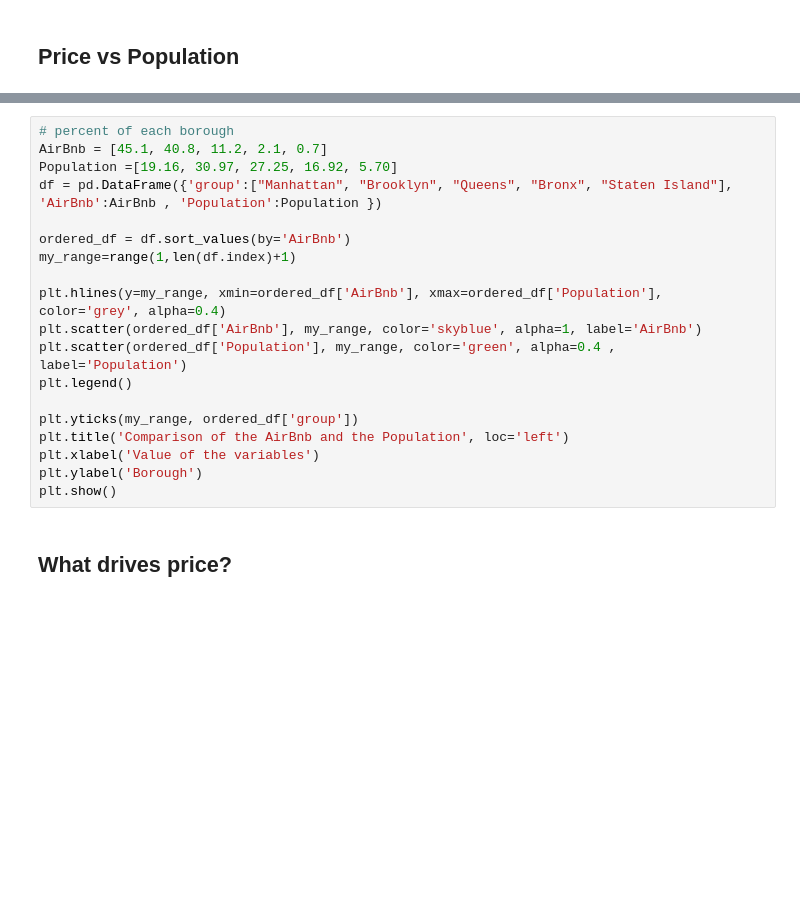
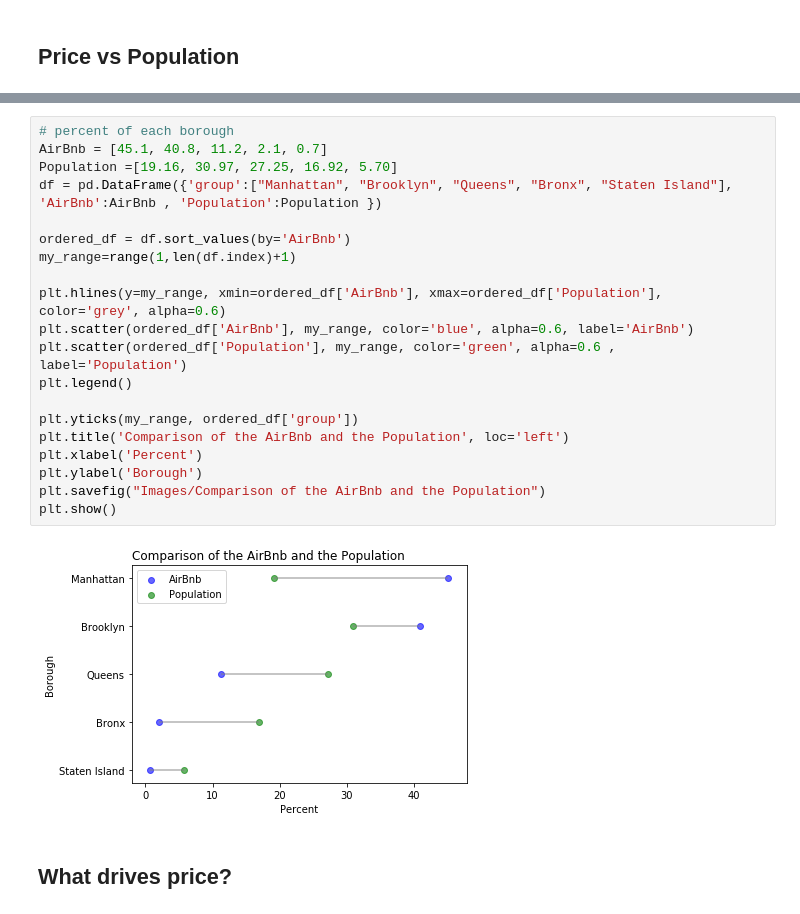
Before and after one commit to GeunT/Group-12-Project-1, a Jupyter notebook: Airbnb_starter_data.ipynb, the cells around one changed output, grey strips where cells are left out. Saved outputs shown, nothing was run; the diff lists cells and outputs as text; blank space fills up the shorter version.

Commit message:
add savefig

```diff
--- a/Airbnb_starter_data.ipynb
+++ b/Airbnb_starter_data.ipynb
@@ -409,22 +425,25 @@ plt.show()
 # %%
 # percent of each borough
 AirBnb = [45.1, 40.8, 11.2, 2.1, 0.7]
 Population =[19.16, 30.97, 27.25, 16.92, 5.70]
 df = pd.DataFrame({'group':["Manhattan", "Brooklyn", "Queens", "Bronx", "Staten Island"], 'AirBnb':AirBnb , 'Population':Population })
 
 ordered_df = df.sort_values(by='AirBnb')
 my_range=range(1,len(df.index)+1)
 
-plt.hlines(y=my_range, xmin=ordered_df['AirBnb'], xmax=ordered_df['Population'], color='grey', alpha=0.4)
-plt.scatter(ordered_df['AirBnb'], my_range, color='skyblue', alpha=1, label='AirBnb')
-plt.scatter(ordered_df['Population'], my_range, color='green', alpha=0.4 , label='Population')
+plt.hlines(y=my_range, xmin=ordered_df['AirBnb'], xmax=ordered_df['Population'], color='grey', alpha=0.6)
+plt.scatter(ordered_df['AirBnb'], my_range, color='blue', alpha=0.6, label='AirBnb')
+plt.scatter(ordered_df['Population'], my_range, color='green', alpha=0.6 , label='Population')
 plt.legend()
 
 plt.yticks(my_range, ordered_df['group'])
 plt.title('Comparison of the AirBnb and the Population', loc='left')
-plt.xlabel('Value of the variables')
+plt.xlabel('Percent')
 plt.ylabel('Borough')
+plt.savefig("Images/Comparison of the AirBnb and the Population")
 plt.show()
+# %% [output]
+[figure, added]
 # %% [markdown]
 ## What drives price?
 # %%
```
Also changed, not shown: parts of 19 cells of this notebook.
